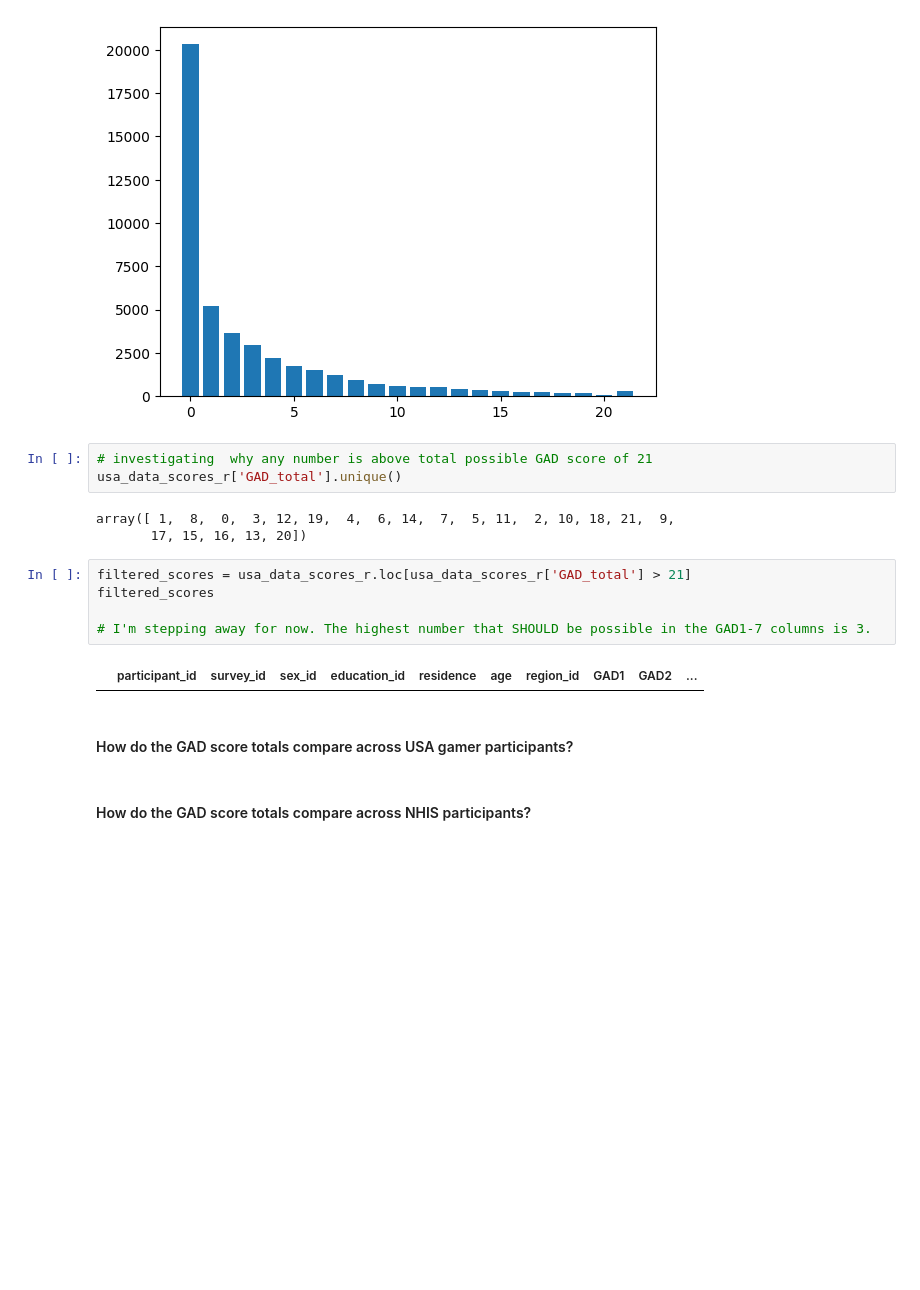
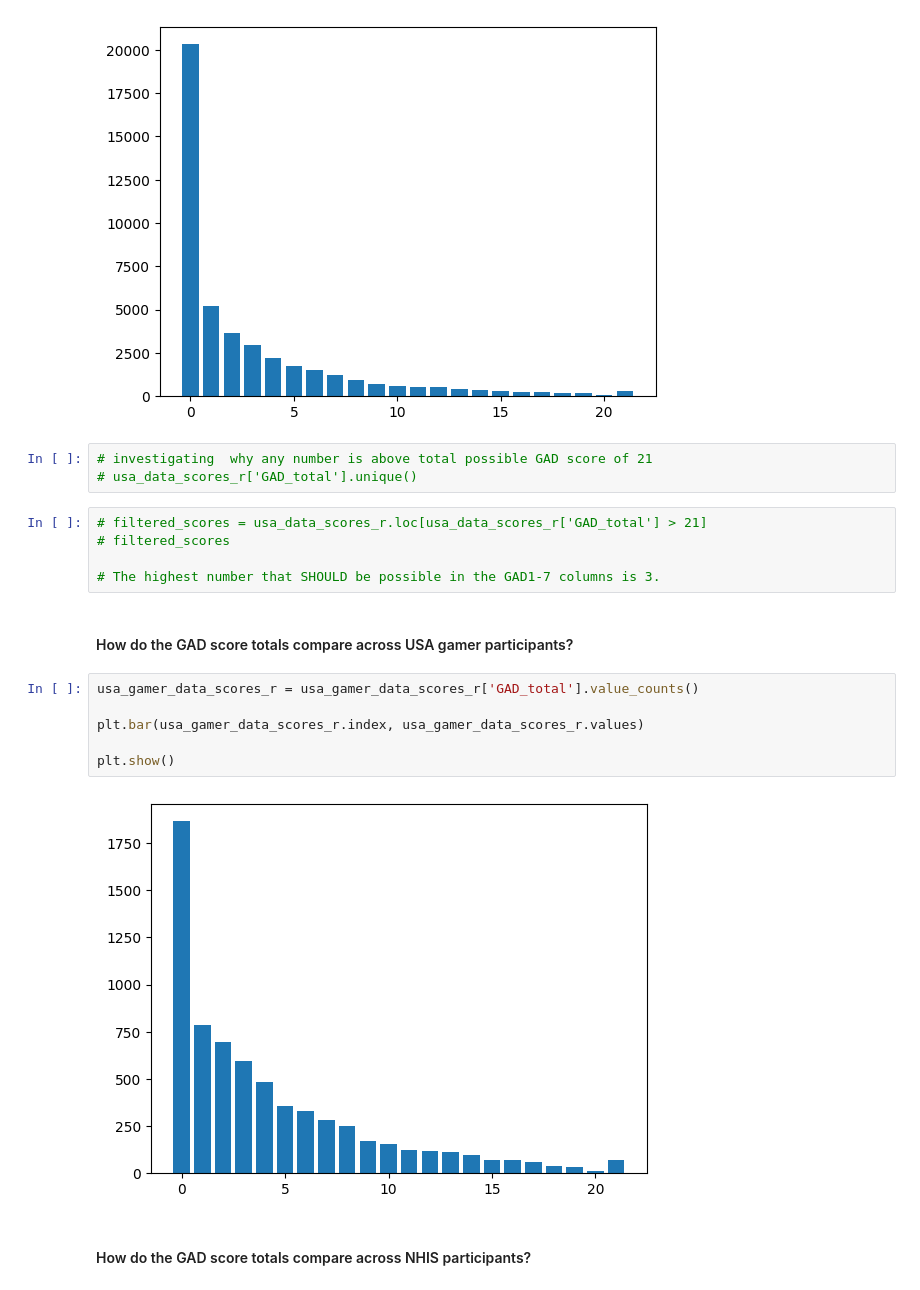
Before and after one commit to amallred/gaming-mental-health-analysis, a Jupyter notebook: notebooks/gad_eda.ipynb, the cells around one changed output. Cells and saved outputs as stored; diff of their text form; blank space fills up the shorter version.

```diff
--- a/notebooks/gad_eda.ipynb
+++ b/notebooks/gad_eda.ipynb
@@ -620,18 +623,21 @@ plt.show()
 [figure]
 # %%
 # investigating  why any number is above total possible GAD score of 21
-usa_data_scores_r['GAD_total'].unique()
+# usa_data_scores_r['GAD_total'].unique()
-# %% [output]
-array([ 1,  8,  0,  3, 12, 19,  4,  6, 14,  7,  5, 11,  2, 10, 18, 21,  9,
-       17, 15, 16, 13, 20])
 # %%
-filtered_scores = usa_data_scores_r.loc[usa_data_scores_r['GAD_total'] > 21]
-filtered_scores
+# filtered_scores = usa_data_scores_r.loc[usa_data_scores_r['GAD_total'] > 21]
+# filtered_scores
 
-# I'm stepping away for now. The highest number that SHOULD be possible in the GAD1-7 columns is 3.
+# The highest number that SHOULD be possible in the GAD1-7 columns is 3.
-# %% [output]
-|  | participant_id | survey_id | sex_id | education_id | residence | age | region_id | GAD1 | GAD2 | ... |
 # %% [markdown]
 #### How do the GAD score totals compare across USA gamer participants?
+# %%
+usa_gamer_data_scores_r = usa_gamer_data_scores_r['GAD_total'].value_counts()
+
+plt.bar(usa_gamer_data_scores_r.index, usa_gamer_data_scores_r.values)
+
+plt.show()
+# %% [output]
+[figure, added]
 # %% [markdown]
 #### How do the GAD score totals compare across NHIS participants?
```
Also changed, not shown: parts of 9 cells of this notebook, 3 other files.
